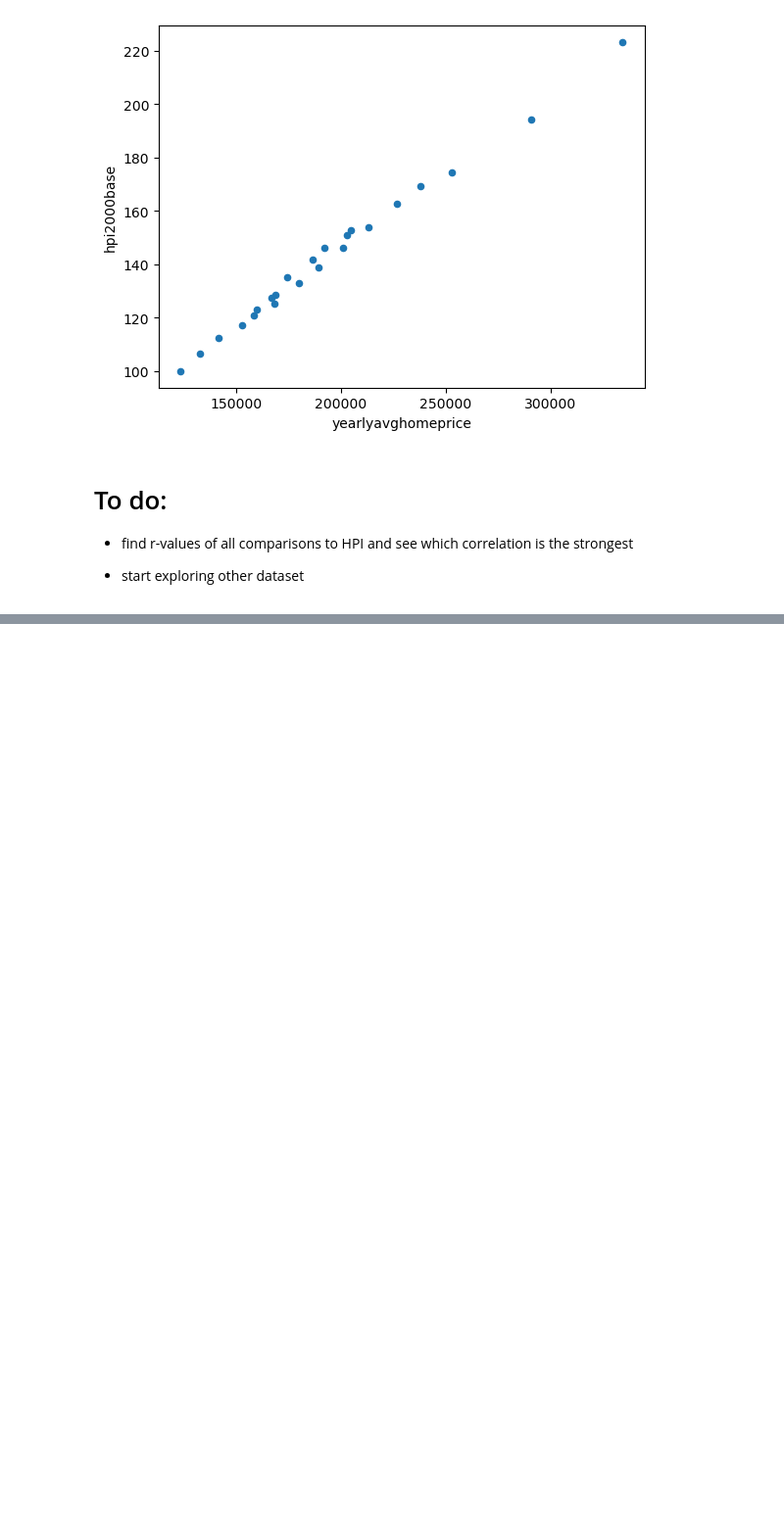
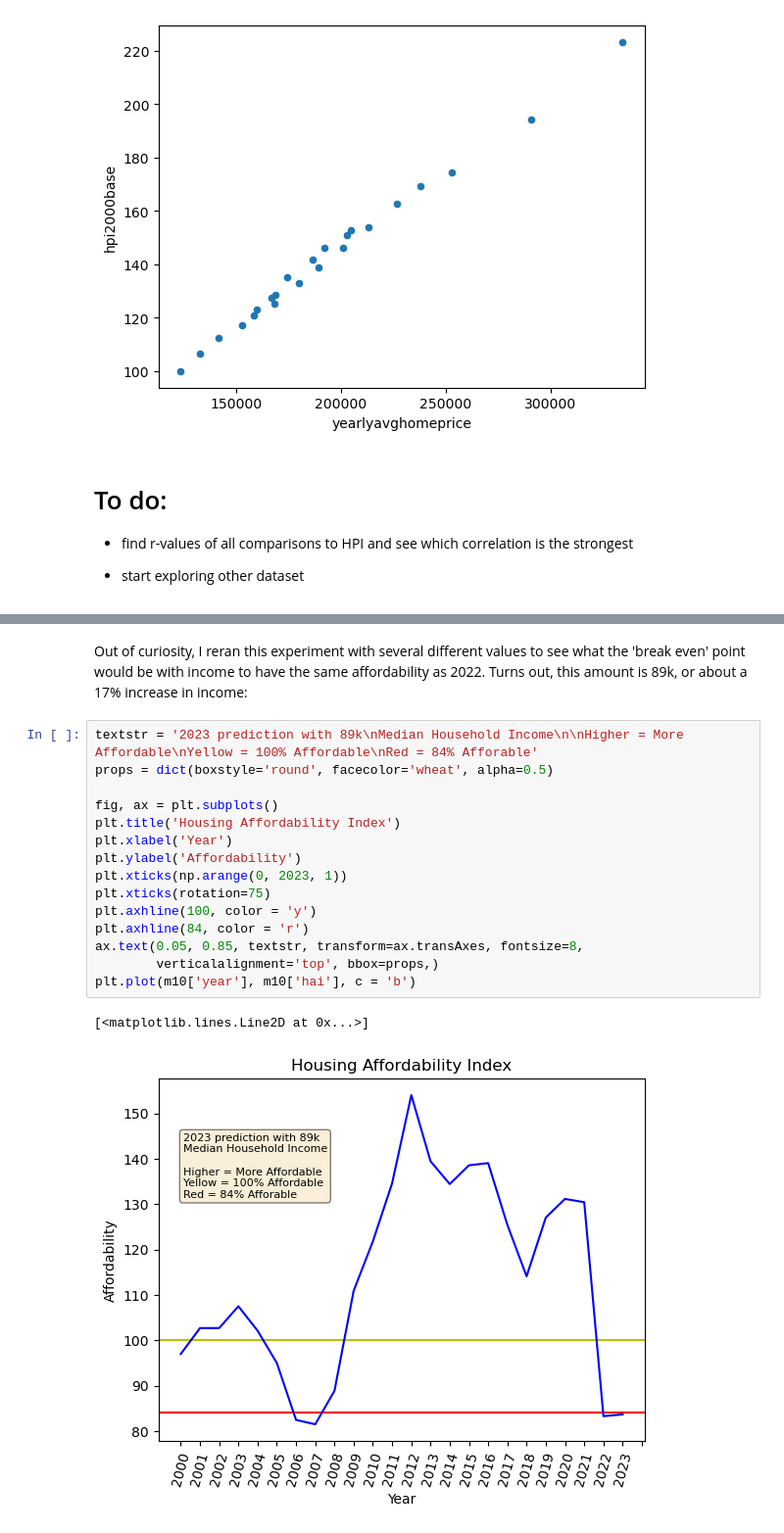
Before and after one commit to mmikul2/D195-Capstone, a Jupyter notebook: Capstone.ipynb, the cells around one changed output, grey strips where cells are left out. Shown at 98% size. Saved outputs shown, nothing was run; the diff lists cells and outputs as text; blank space fills up the shorter version.

```diff
--- a/Capstone.ipynb
+++ b/Capstone.ipynb
@@ -632,0 +850,20 @@ yearlyavghomeprice.head(1)
+# %% [markdown]
+Out of curiosity, I reran this experiment with several different values to see what the 'break even' point would be with income to have the same affordability as 2022. Turns out, this amount is 89k, or about a 17% increase in income:
+# %%
+textstr = '2023 prediction with 89k\nMedian Household Income\n\nHigher = More Affordable\nYellow = 100% Affordable\nRed = 84% Afforable'
+props = dict(boxstyle='round', facecolor='wheat', alpha=0.5)
+
+fig, ax = plt.subplots()
+plt.title('Housing Affordability Index')
+plt.xlabel('Year')
+plt.ylabel('Affordability')
+plt.xticks(np.arange(0, 2023, 1))
+plt.xticks(rotation=75)
+plt.axhline(100, color = 'y')
+plt.axhline(84, color = 'r')
+ax.text(0.05, 0.85, textstr, transform=ax.transAxes, fontsize=8,
+        verticalalignment='top', bbox=props,)
+plt.plot(m10['year'], m10['hai'], c = 'b')
+# %% [output]
+[<matplotlib.lines.Line2D at 0x...>]
+[figure, added]
```
Also changed, not shown: parts of 17 cells of this notebook, 2 other files.
